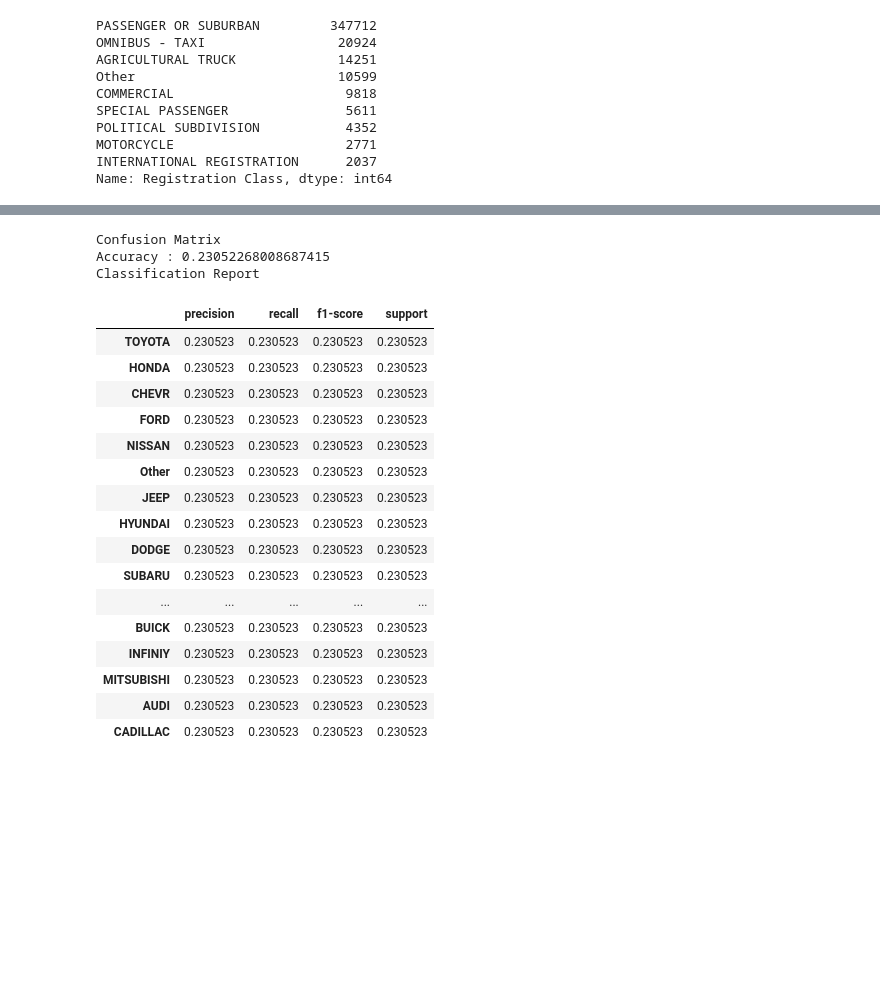
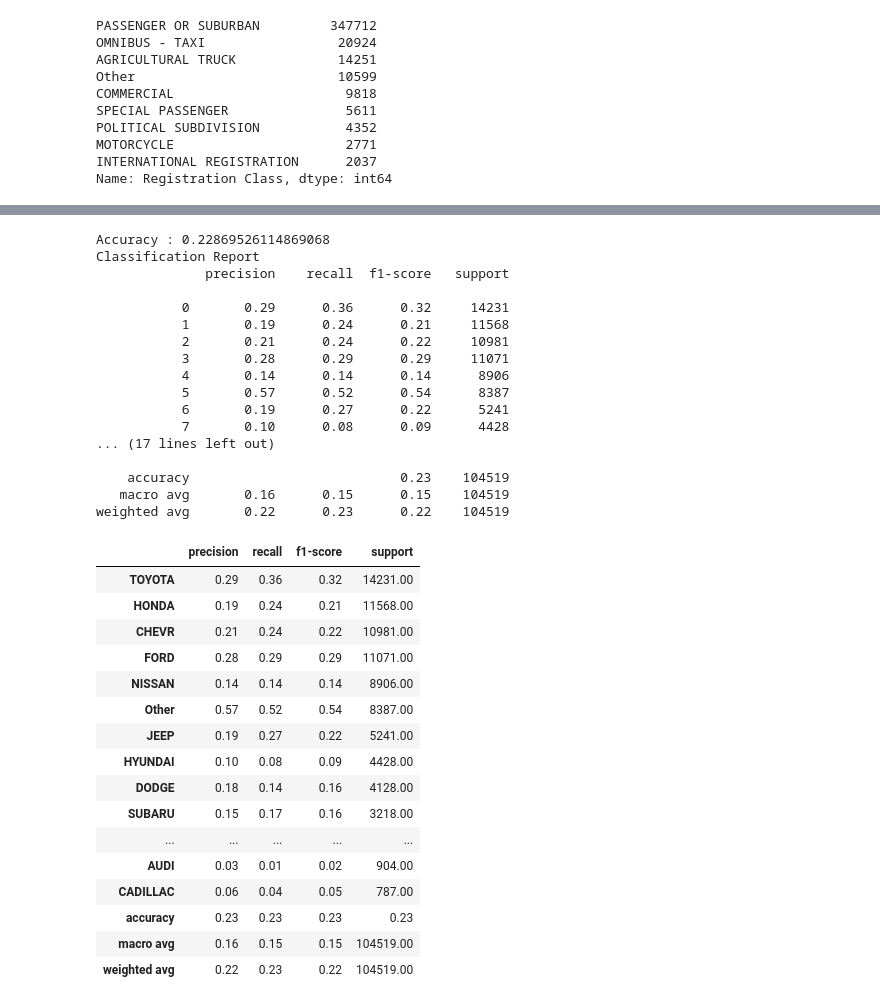
Before and after one commit to padilladaniela/Automotive_Final_Challenge, a Jupyter notebook: Vehicle_Make.ipynb, the cells around one changed output, grey strips where cells are left out. Saved outputs shown, nothing was run; the diff lists cells and outputs as text; code cells hidden in the pictures; blank space fills up the shorter version.

```diff
--- a/Vehicle_Make.ipynb
+++ b/Vehicle_Make.ipynb
@@ -333,0 +331,9 @@ acc_score_df = pd.DataFrame(
+# %%
+# Creating a table (dataframe for classification report
+
+report = classification_report(y_test, predictions, output_dict=True)
+report_df = pd.DataFrame(report).transpose()
+modified_report_df = report_df.rename(index = {"0" : "TOYOTA", "1": "HONDA", "2": "CHEVR", "3": "FORD", "4":"NISSAN",
+                      "5": "Other", "6": "JEEP", "7": "HYUNDAI", "8":"DODGE","9":"SUBARU", "10": "KIA", "11": "GMC",
+                      "12": "BMW", "13": "MERCEDES", "14": "VOLKSWAGEN", "15": "CHRYSLER", "16": "LEXUS", "17":"ACURA",
+                      "18": "MAZDA", "19": "RAM", "20": "BUICK", "21": "INFINIY", "22": "MITSUBISHI", "23": "AUDI", "24":"CADILLAC" })
@@ -334,29 +343,42 @@ acc_score_df = pd.DataFrame(
 # %%
 # Displaying results
-print("Confusion Matrix")
-#display(cm_df)
+
 print(f"Accuracy : {acc_score}")
 print("Classification Report")
-#print(classification_report(y_test, predictions))
-acc_score_df
+print(classification_report(y_test, predictions))
+modified_report_df.round(2)
 # %% [output]
-Confusion Matrix
-Accuracy : 0.23052268008687415
+Accuracy : 0.22869526114869068
 Classification Report
+              precision    recall  f1-score   support
+
+           0       0.29      0.36      0.32     14231
+           1       0.19      0.24      0.21     11568
+           2       0.21      0.24      0.22     10981
+           3       0.28      0.29      0.29     11071
+           4       0.14      0.14      0.14      8906
+           5       0.57      0.52      0.54      8387
+           6       0.19      0.27      0.22      5241
+           7       0.10      0.08      0.09      4428
+... (17 lines left out)
+
+    accuracy                           0.23    104519
+   macro avg       0.16      0.15      0.15    104519
+weighted avg       0.22      0.23      0.22    104519
 |  | precision | recall | f1-score | support |
-| TOYOTA | 0.230523 | 0.230523 | 0.230523 | 0.230523 |
-| HONDA | 0.230523 | 0.230523 | 0.230523 | 0.230523 |
-| CHEVR | 0.230523 | 0.230523 | 0.230523 | 0.230523 |
-| FORD | 0.230523 | 0.230523 | 0.230523 | 0.230523 |
-| NISSAN | 0.230523 | 0.230523 | 0.230523 | 0.230523 |
-| Other | 0.230523 | 0.230523 | 0.230523 | 0.230523 |
-| JEEP | 0.230523 | 0.230523 | 0.230523 | 0.230523 |
-| HYUNDAI | 0.230523 | 0.230523 | 0.230523 | 0.230523 |
-| DODGE | 0.230523 | 0.230523 | 0.230523 | 0.230523 |
-| SUBARU | 0.230523 | 0.230523 | 0.230523 | 0.230523 |
+| TOYOTA | 0.29 | 0.36 | 0.32 | 14231.00 |
+| HONDA | 0.19 | 0.24 | 0.21 | 11568.00 |
+| CHEVR | 0.21 | 0.24 | 0.22 | 10981.00 |
+| FORD | 0.28 | 0.29 | 0.29 | 11071.00 |
+| NISSAN | 0.14 | 0.14 | 0.14 | 8906.00 |
+| Other | 0.57 | 0.52 | 0.54 | 8387.00 |
+| JEEP | 0.19 | 0.27 | 0.22 | 5241.00 |
+| HYUNDAI | 0.10 | 0.08 | 0.09 | 4428.00 |
+| DODGE | 0.18 | 0.14 | 0.16 | 4128.00 |
+| SUBARU | 0.15 | 0.17 | 0.16 | 3218.00 |
 | ... | ... | ... | ... | ... |
-| BUICK | 0.230523 | 0.230523 | 0.230523 | 0.230523 |
-| INFINIY | 0.230523 | 0.230523 | 0.230523 | 0.230523 |
-| MITSUBISHI | 0.230523 | 0.230523 | 0.230523 | 0.230523 |
-| AUDI | 0.230523 | 0.230523 | 0.230523 | 0.230523 |
-| CADILLAC | 0.230523 | 0.230523 | 0.230523 | 0.230523 |
+| AUDI | 0.03 | 0.01 | 0.02 | 904.00 |
+| CADILLAC | 0.06 | 0.04 | 0.05 | 787.00 |
+| accuracy | 0.23 | 0.23 | 0.23 | 0.23 |
+| macro avg | 0.16 | 0.15 | 0.15 | 104519.00 |
+| weighted avg | 0.22 | 0.23 | 0.22 | 104519.00 |
```
Also changed, not shown: parts of 5 cells of this notebook.
